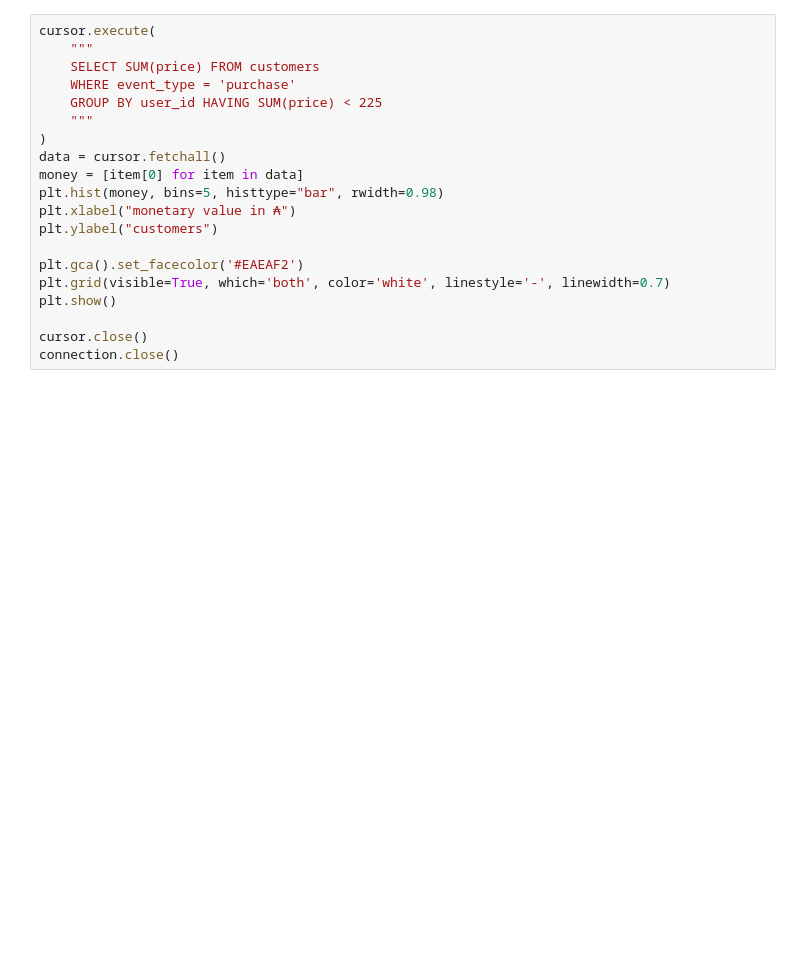
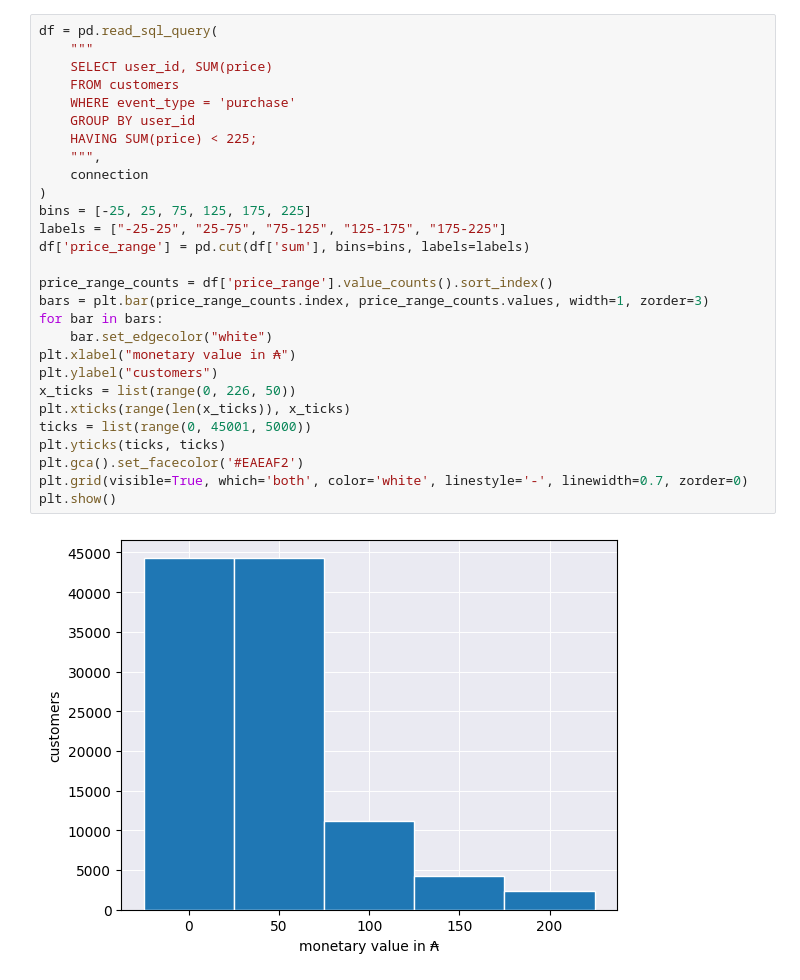
Before and after one commit to Jamie135/Piscine_Data_Science, a Jupyter notebook: Day02/ex03/Building.ipynb, the cells around one changed output. Saved outputs shown, nothing was run; the diff lists cells and outputs as text; blank space fills up the shorter version.

```diff
--- a/Day02/ex03/Building.ipynb
+++ b/Day02/ex03/Building.ipynb
@@ -32,20 +35,30 @@ plt.show()
 # %%
-cursor.execute(
+df = pd.read_sql_query(
     """
-    SELECT SUM(price) FROM customers
+    SELECT user_id, SUM(price)
+    FROM customers
     WHERE event_type = 'purchase'
-    GROUP BY user_id HAVING SUM(price) < 225
-    """
+    GROUP BY user_id
+    HAVING SUM(price) < 225;
+    """,
+    connection
 )
-data = cursor.fetchall()
-money = [item[0] for item in data]
-plt.hist(money, bins=5, histtype="bar", rwidth=0.98)
+bins = [-25, 25, 75, 125, 175, 225]
+labels = ["-25-25", "25-75", "75-125", "125-175", "175-225"]
+df['price_range'] = pd.cut(df['sum'], bins=bins, labels=labels)
+
+price_range_counts = df['price_range'].value_counts().sort_index()
+bars = plt.bar(price_range_counts.index, price_range_counts.values, width=1, zorder=3)
+for bar in bars:
+    bar.set_edgecolor("white")
 plt.xlabel("monetary value in ₳")
 plt.ylabel("customers")
-
+x_ticks = list(range(0, 226, 50))
+plt.xticks(range(len(x_ticks)), x_ticks)
+ticks = list(range(0, 45001, 5000))
+plt.yticks(ticks, ticks)
 plt.gca().set_facecolor('#EAEAF2')
-plt.grid(visible=True, which='both', color='white', linestyle='-', linewidth=0.7)
+plt.grid(visible=True, which='both', color='white', linestyle='-', linewidth=0.7, zorder=0)
 plt.show()
-
-cursor.close()
-connection.close()
+# %% [output]
+[figure, added]
```
Also changed, not shown: parts of 2 cells of this notebook.
